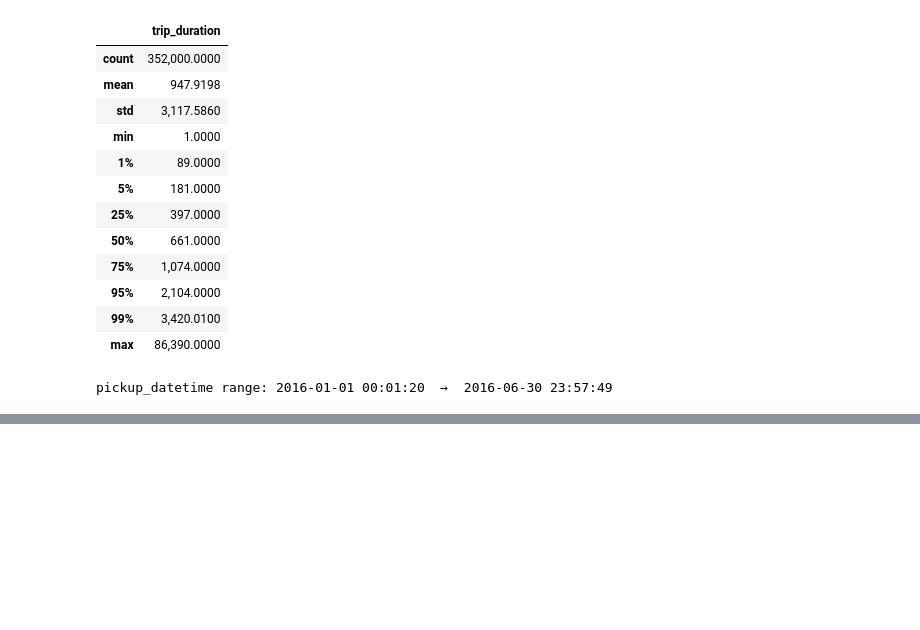
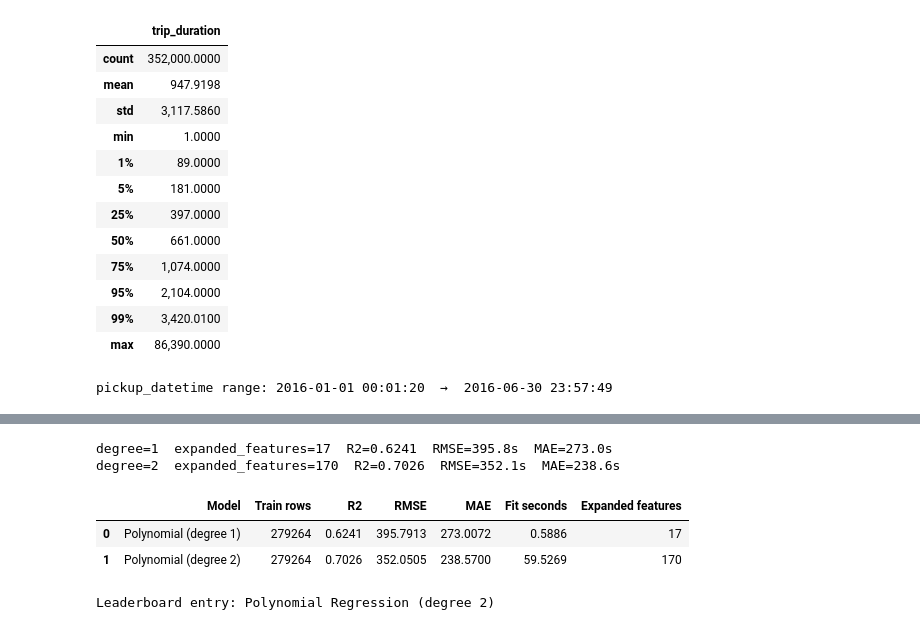
Before and after one commit to SathanRK/ML_CAPSTONE, a Jupyter notebook: review1.ipynb, the cells around one changed output, grey strips where cells are left out. Saved outputs shown, nothing was run; the diff lists cells and outputs as text; code cells hidden in the pictures; blank space fills up the shorter version.

```diff
--- a/review1.ipynb
+++ b/review1.ipynb
@@ -712,0 +903,42 @@ First processed feature names:
+# %%
+progress("Cluster G", "Polynomial degree 1 vs 2")
+poly_comparison = []
+poly_models = {}
+for degree in (1, 2):
+    pipe = Pipeline(
+        [
+            ("poly", PolynomialFeatures(degree=degree, include_bias=False)),
+            ("lin", LinearRegression()),
+        ]
+    )
+    t0 = time.perf_counter()
+    pipe.fit(X_train_p, y_train)
+    fit_s = time.perf_counter() - t0
+    y_pred = np.clip(pipe.predict(X_test_p), 1, None)
+    n_features = pipe.named_steps["poly"].n_output_features_
+    row = metrics_dict(f"Polynomial (degree {degree})", y_test, y_pred, len(X_train_p), fit_s)
+    row["Expanded features"] = n_features
+    poly_comparison.append(row)
+    poly_models[degree] = (pipe, y_pred)
+    print(
+        f"degree={degree}  expanded_features={n_features}  "
+        f"R2={row['R2']:.4f}  RMSE={row['RMSE']:.1f}s  MAE={row['MAE']:.1f}s"
+    )
+
+poly_table = pd.DataFrame(poly_comparison)
+display(poly_table)
+
+best_degree = int(poly_table.loc[poly_table["R2"].idxmax(), "Model"].split()[-1].strip(")"))
+best_pipe, best_poly_pred = poly_models[best_degree]
+leaderboard.append(
+    metrics_dict(
+        "Polynomial Regression",
+        y_test,
+        best_poly_pred,
+        len(X_train_p),
+        poly_table.loc[poly_table["R2"].idxmax(), "Fit seconds"],
+    )
+)
+predictions["Polynomial Regression"] = best_poly_pred
+print(f"\nLeaderboard entry: Polynomial Regression (degree {best_degree})")
+# %% [output]
@@ -712,0 +947,6 @@ First processed feature names:
+degree=1  expanded_features=17  R2=0.6241  RMSE=395.8s  MAE=273.0s
+degree=2  expanded_features=170  R2=0.7026  RMSE=352.1s  MAE=238.6s
+|  | Model | Train rows | R2 | RMSE | MAE | Fit seconds | Expanded features |
+| 0 | Polynomial (degree 1) | 279264 | 0.6241 | 395.7913 | 273.0072 | 0.5886 | 17 |
+| 1 | Polynomial (degree 2) | 279264 | 0.7026 | 352.0505 | 238.5700 | 59.5269 | 170 |
+Leaderboard entry: Polynomial Regression (degree 2)
```
Also changed, not shown: parts of 38 cells of this notebook, 2 other files.
